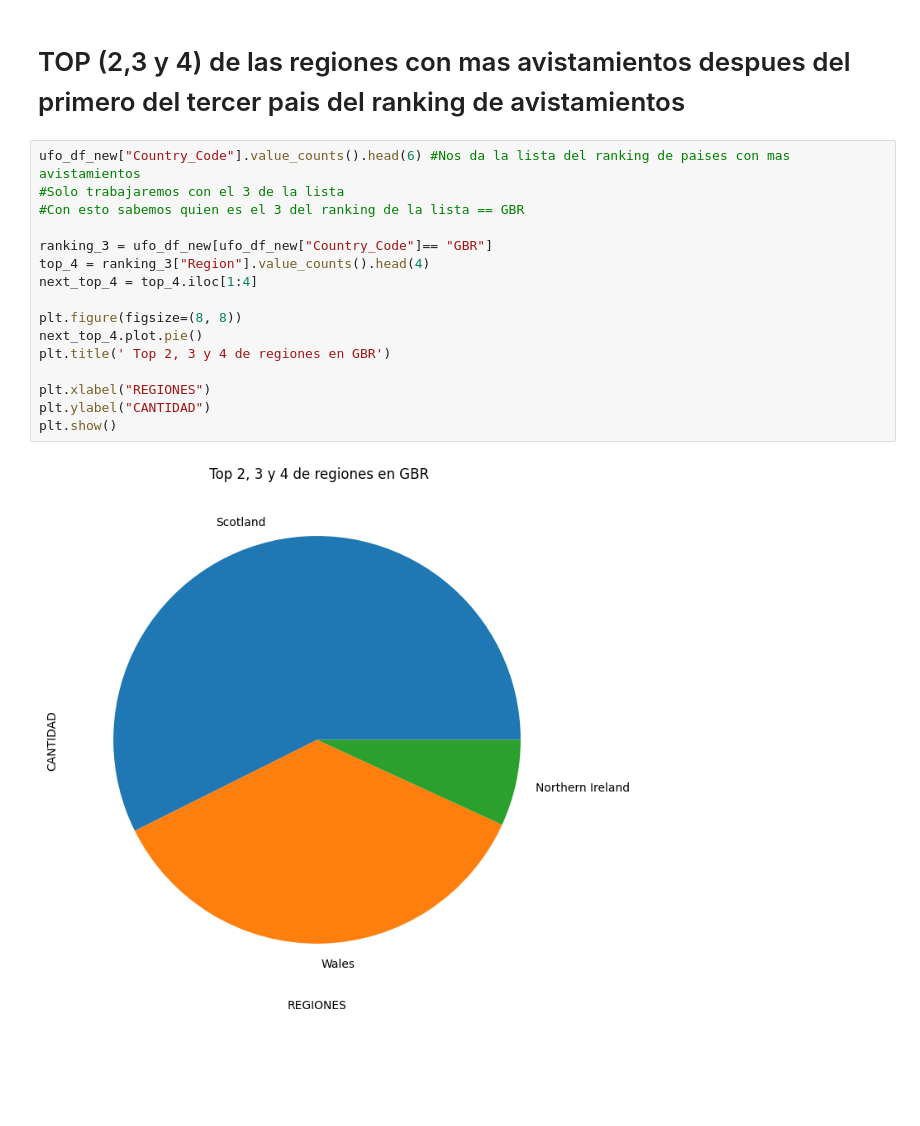
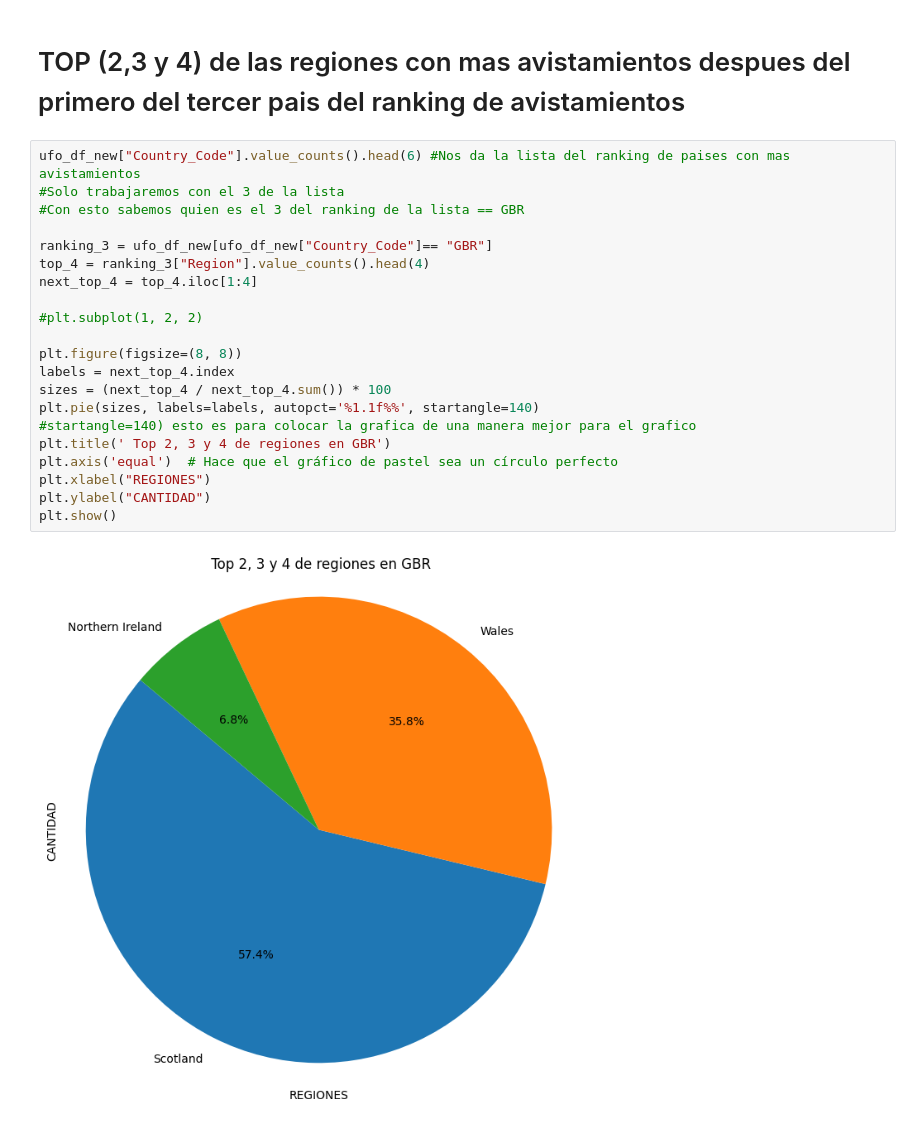
Before and after one commit to awchacon/first_project, a Jupyter notebook: first_project.ipynb, the cells around one changed output. Cells and saved outputs as stored; diff of their text form; blank space fills up the shorter version.

```diff
--- a/first_project.ipynb
+++ b/first_project.ipynb
@@ -442,18 +432,23 @@ ufo_df_new.head()
 # %%
 ufo_df_new["Country_Code"].value_counts().head(6) #Nos da la lista del ranking de paises con mas avistamientos
 #Solo trabajaremos con el 3 de la lista
 #Con esto sabemos quien es el 3 del ranking de la lista == GBR
 
 ranking_3 = ufo_df_new[ufo_df_new["Country_Code"]== "GBR"]
 top_4 = ranking_3["Region"].value_counts().head(4)
 next_top_4 = top_4.iloc[1:4]
 
+#plt.subplot(1, 2, 2)
+
 plt.figure(figsize=(8, 8))
-next_top_4.plot.pie()
+labels = next_top_4.index
+sizes = (next_top_4 / next_top_4.sum()) * 100
+plt.pie(sizes, labels=labels, autopct='%1.1f%%', startangle=140)
+#startangle=140) esto es para colocar la grafica de una manera mejor para el grafico
 plt.title(' Top 2, 3 y 4 de regiones en GBR')
-
+plt.axis('equal')  # Hace que el gráfico de pastel sea un círculo perfecto
 plt.xlabel("REGIONES")
 plt.ylabel("CANTIDAD")
 plt.show()
 # %% [output]
-[figure, old version]
+[figure, new version]
```
Also changed, not shown: parts of 8 cells of this notebook.
